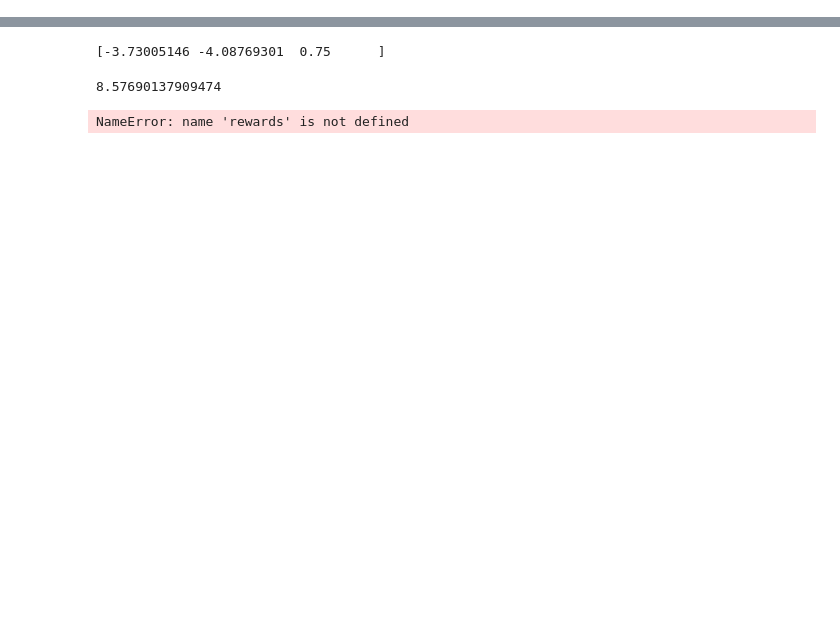
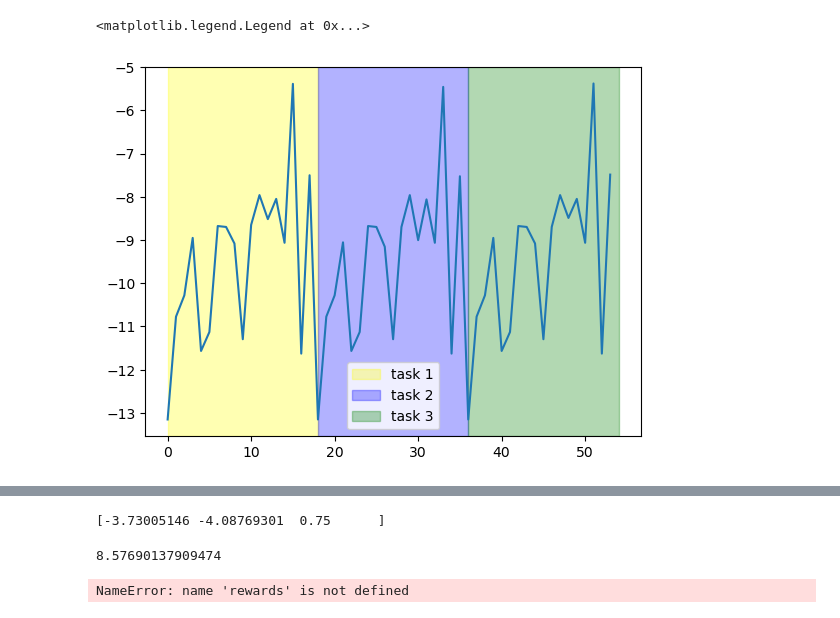
Before and after one commit to labicon/CurricuLLM, a Jupyter notebook: learning_plot.ipynb, the cells around one changed output, grey strips where cells are left out. Saved outputs shown, nothing was run; the diff lists cells and outputs as text; code cells hidden in the pictures; blank space fills up the shorter version.

```diff
--- a/learning_plot.ipynb
+++ b/learning_plot.ipynb
@@ -93,0 +40,21 @@ env = make_vec_env("Curriculum/AntMaze_UMaze-v0")
+# %%
+reward_main = []
+reward_task = []
+success_list = []
+task_length = []
+# %%
+task_list = ["[Initial End Effector Positioning]", "[Synchronize Movement]", "[Targeted Push]"]
+best_sample_idx = [2,2,1]
+# %%
+for idx, task in enumerate(task_list):
+    logger_path = "./logs/Fetch/Push_4/" + task + f"/sample_{best_sample_idx[idx]}"
+
+    reward_df, success = load_training_log(logger_path)
+
+    for key in reward_df.keys():
+        print(key)
+
+    reward_main.append(reward_df["main"])
+    reward_task.append(reward_df["task"])
+    success_list.append(success)
+    task_length.append(len(reward_df["main"]))
@@ -93,0 +74,4 @@ env = make_vec_env("Curriculum/AntMaze_UMaze-v0")
+# %%
+reward_main = np.concatenate(reward_main, axis=0)
+reward_task = np.concatenate(reward_task, axis=0)
+success = np.concatenate(success_list, axis=0).mean(axis=1)
@@ -93,0 +83,10 @@ env = make_vec_env("Curriculum/AntMaze_UMaze-v0")
+# %%
+plt.plot(reward_main)
+plt.axvspan(0, task_length[0], color='yellow', alpha=0.3, label='task 1')
+plt.axvspan(task_length[0], task_length[0]+task_length[1], color='blue', alpha=0.3, label='task 2')
+plt.axvspan(task_length[0]+task_length[1], task_length[0]+task_length[1]+task_length[2], color='green', alpha=0.3, label='task 3')
+# plt.axvspan(task_length[0]+task_length[1]+task_length[2], task_length[0]+task_length[1]+task_length[2]+task_length[3], color='orange', alpha=0.3, label='task 4')
+plt.legend()
+# %% [output]
+<matplotlib.legend.Legend at 0x...>
+[figure, added]
```
Also changed, not shown: parts of 19 cells of this notebook, 20 other files.
